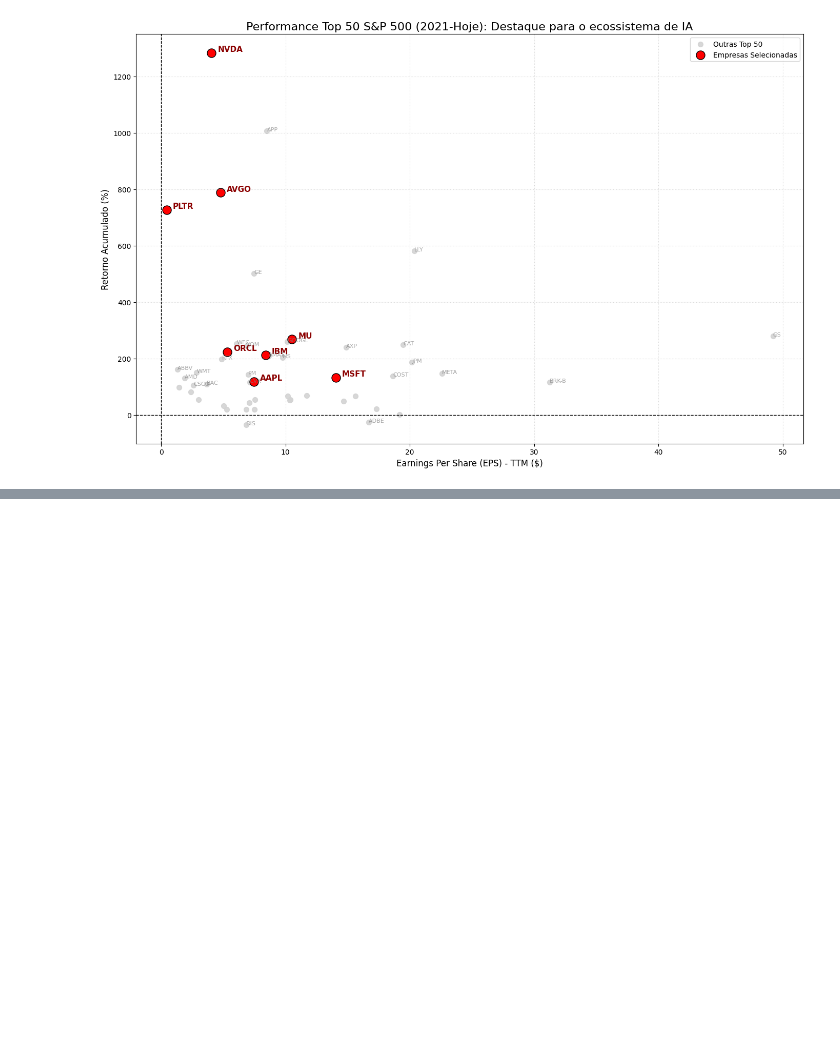
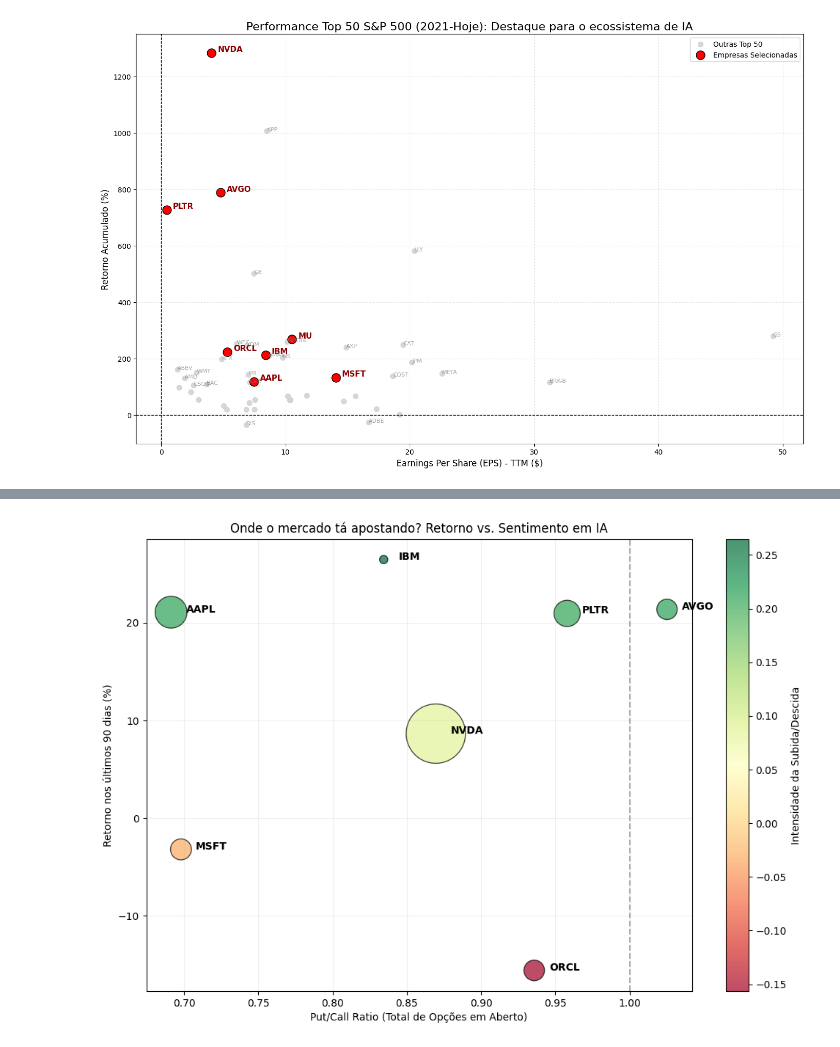
Before and after one commit to GuilhermeMP-prog/Dev.ensinaG4, a Jupyter notebook: main.ipynb, the cells around one changed output, grey strips where cells are left out. Saved outputs shown, nothing was run; the diff lists cells and outputs as text; code cells hidden in the pictures; blank space fills up the shorter version.

```diff
--- a/main.ipynb
+++ b/main.ipynb
@@ -1004,0 +1179,92 @@ Passing `palette` without assigning `hue` is deprecated and will be removed in v
+# %%
+import yfinance as yf
+import pandas as pd
+import numpy as np
+import matplotlib.pyplot as plt
+
+
+# Lista das ações de IA vamos analisar e o prazo de 3 meses (90 dias).
+tickers_ia = ["NVDA", "AAPL", "MSFT", "ORCL", "PLTR", "IBM", "AVGO"]
+window_days = 90
+
+def get_close_series(ticker):
+    # Puxa os preços de 1 ano pra trás pra garantir que tem dado suficiente.
+    # O auto_adjust e o dropna ajudam a não vir dado sujo da API.
+    df = yf.download(ticker, period="1y", auto_adjust=True, progress=False)
+    if df.empty: return pd.Series(dtype=float)
+    if isinstance(df.columns, pd.MultiIndex):
+        close_col = [c for c in df.columns if 'Close' in c[0]]
+        return df[close_col[0]].dropna()
+    return df["Close"].dropna()
+
+rows = []
+
+#  Loop pra processar cada ticker
+for t in tickers_ia:
+    print(f"Processando {t}...")
+
+    # 1. Calculando o retorno pra ver quanto a ação rendeu no trimestre.
+    prices = get_close_series(t)
+    if len(prices) < window_days: continue
+    ret_90d = (prices.iloc[-1] / prices.iloc[-window_days]) - 1
+
+    # 2. Parte das opções:  somando tudo
+    tk = yf.Ticker(t)
+    expirations = tk.options
+
+    total_call_oi = 0
+    total_put_oi = 0
+
+    # Varrendo todos os vencimentos disponíveis pra pegar o volume total.
+    for expiry in expirations:
+        try:
+            chain = tk.option_chain(expiry)
+            total_call_oi += chain.calls["openInterest"].sum()
+            total_put_oi += chain.puts["openInterest"].sum()
+        except:
+            continue # Se algum vencimento der erro, pula pro próximo
+
+    # 3. Calculando o PCR Real Oficial (soma total de Puts / Calls).
+    full_pcr = total_put_oi / total_call_oi if total_call_oi > 0 else np.nan
+
+    rows.append({
+        "Ticker": t,
+        "Retorno_90d": ret_90d,
+        "Full_PCR": full_pcr,
+        "Total_OI": total_call_oi + total_put_oi
+    })
+
+# Montando o DataFrame final pra plotar
+df_final = pd.DataFrame(rows).dropna()
+
+# gráfico
+plt.figure(figsize=(12, 8))
+
+# bolha maior = mais gente operando (volume de Open Interest).
+# A cor muda conforme o retorno (Verde pra cima, Vermelho pra baixo).
+scatter = plt.scatter(
+    df_final["Full_PCR"],
+    df_final["Retorno_90d"] * 100,
+    s=df_final["Total_OI"] / 5000,
+    c=df_final["Retorno_90d"],
+    cmap="RdYlGn",
+    edgecolors="k",
+    alpha=0.7
+)
+
+# Colocando o nome de cada ação pra facilitar a leitura.
+for _, row in df_final.iterrows():
+    plt.text(row["Full_PCR"] + 0.01, row["Retorno_90d"] * 100, row["Ticker"], fontweight='bold')
+
+# Linha do PCR = 1 pra separar os otimistas dos receosos
+plt.axvline(1, color="black", linestyle="--", alpha=0.3)
+plt.xlabel("Put/Call Ratio (Total de Opções em Aberto)")
+plt.ylabel("Retorno nos últimos 90 dias (%)")
+plt.title("Onde o mercado tá apostando? Retorno vs. Sentimento em IA")
+plt.colorbar(scatter, label="Intensidade da Subida/Descida")
+plt.grid(alpha=0.2)
+plt.show()
+
+# Printando a tabela ordenada
+print(df_final.sort_values(by="Full_PCR"))
+# %% [output]
@@ -1004,0 +1278 @@ Passing `palette` without assigning `hue` is deprecated and will be removed in v
+[figure, added]
```
Also changed, not shown: parts of 6 cells of this notebook.
